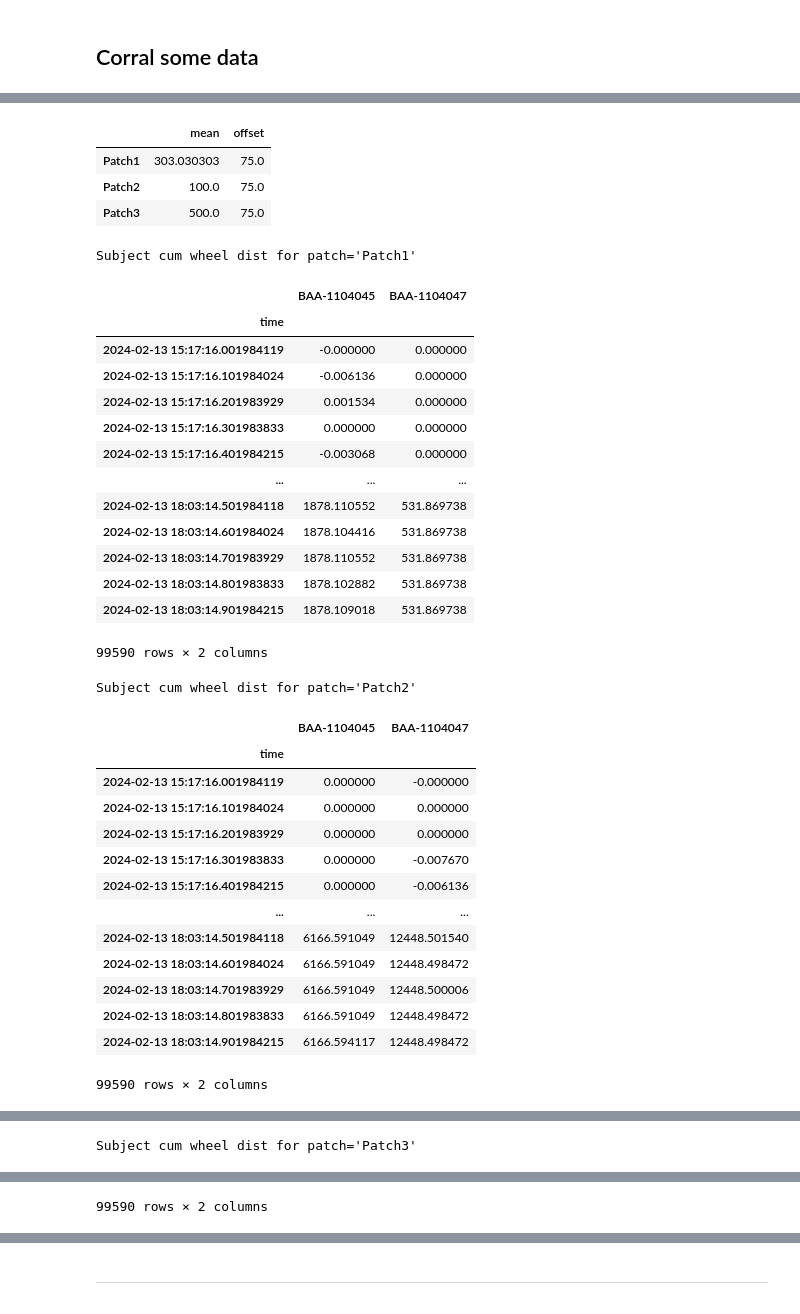
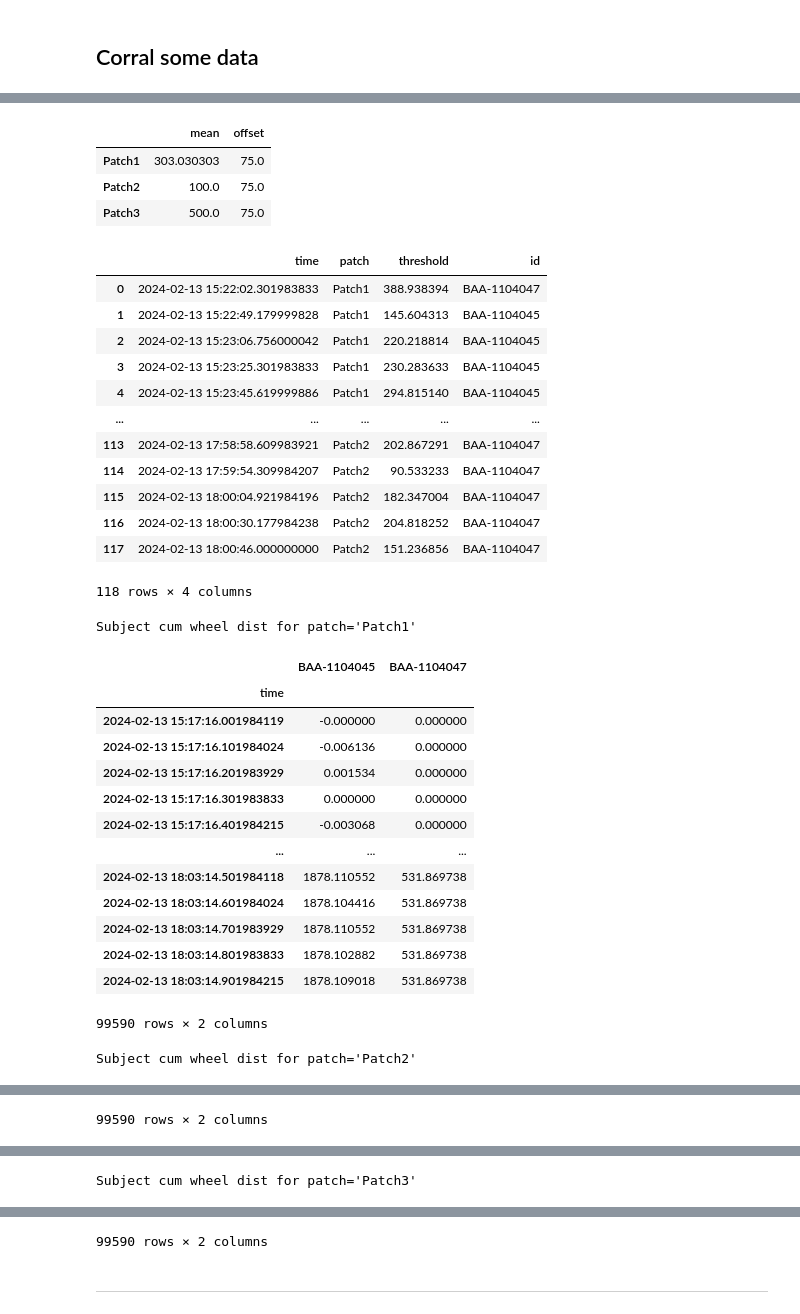
Before and after one commit to SainsburyWellcomeCentre/aeon_mecha, a Jupyter notebook: docs/examples/social02_block_analysis.ipynb, the cells around one changed output, grey strips where cells are left out. Saved outputs shown, nothing was run; the diff lists cells and outputs as text; code cells hidden in the pictures.

```diff
--- a/docs/examples/social02_block_analysis.ipynb
+++ b/docs/examples/social02_block_analysis.ipynb
@@ -314,7 +328,8 @@ for i, block in enumerate(blocks_df.itertuples()):
 # %%
 """Test individual block."""
 
-block = list(blocks_df.itertuples())[272]
+block_idx = 272
+block = list(blocks_df.itertuples())[block_idx]
 
 # Compute block duration
 blocks_df.at[block.Index, "block_duration"] = block.end - block.start
@@ -438,43 +453,50 @@ blocks_df.at[block.Index, "patch_info"] = patch_stats_df
 blocks_df.at[block.Index, "pellet_info"] = pellets_stats_df
 blocks_df.at[block.Index, "cum_wheel_dist"] = cum_wheel_dist_dm
 # %%
+block = list(blocks_df.itertuples())[block_idx]
+
 display(block.patch_info)
 
+
+display(block.pellet_info)
+
+
 for patch in patches:
+
     print(f"Subject cum wheel dist for {patch=}")
+
     display(block.cum_wheel_dist[patch])
 # %% [output]
 |  | mean | offset |
 | Patch1 | 303.030303 | 75.0 |
 | Patch2 | 100.0 | 75.0 |
 | Patch3 | 500.0 | 75.0 |
+|  | time | patch | threshold | id |
+| 0 | 2024-02-13 15:22:02.301983833 | Patch1 | 388.938394 | BAA-1104047 |
+| 1 | 2024-02-13 15:22:49.179999828 | Patch1 | 145.604313 | BAA-1104045 |
+| 2 | 2024-02-13 15:23:06.756000042 | Patch1 | 220.218814 | BAA-1104045 |
+| 3 | 2024-02-13 15:23:25.301983833 | Patch1 | 230.283633 | BAA-1104045 |
+| 4 | 2024-02-13 15:23:45.619999886 | Patch1 | 294.815140 | BAA-1104045 |
+| ... | ... | ... | ... | ... |
+| 113 | 2024-02-13 17:58:58.609983921 | Patch2 | 202.867291 | BAA-1104047 |
+| 114 | 2024-02-13 17:59:54.309984207 | Patch2 | 90.533233 | BAA-1104047 |
+| 115 | 2024-02-13 18:00:04.921984196 | Patch2 | 182.347004 | BAA-1104047 |
+| 116 | 2024-02-13 18:00:30.177984238 | Patch2 | 204.818252 | BAA-1104047 |
+| 117 | 2024-02-13 18:00:46.000000000 | Patch2 | 151.236856 | BAA-1104047 |
-Subject cum wheel dist for patch='Patch1'
+118 rows × 4 columns
-|  | BAA-1104045 | BAA-1104047 |
-| time |  |  |
-| 2024-02-13 15:17:16.001984119 | -0.000000 | 0.000000 |
-| 2024-02-13 15:17:16.101984024 | -0.006136 | 0.000000 |
-| 2024-02-13 15:17:16.201983929 | 0.001534 | 0.000000 |
-| 2024-02-13 15:17:16.301983833 | 0.000000 | 0.000000 |
-| 2024-02-13 15:17:16.401984215 | -0.003068 | 0.000000 |
-| ... | ... | ... |
-| 2024-02-13 18:03:14.501984118 | 1878.110552 | 531.869738 |
-| 2024-02-13 18:03:14.601984024 | 1878.104416 | 531.869738 |
-| 2024-02-13 18:03:14.701983929 | 1878.110552 | 531.869738 |
-| 2024-02-13 18:03:14.801983833 | 1878.102882 | 531.869738 |
-| 2024-02-13 18:03:14.901984215 | 1878.109018 | 531.869738 |
-99590 rows × 2 columns
+Subject cum wheel dist for patch='Patch1'
+|  | BAA-1104045 | BAA-1104047 |
+| time |  |  |
+| 2024-02-13 15:17:16.001984119 | -0.000000 | 0.000000 |
+| 2024-02-13 15:17:16.101984024 | -0.006136 | 0.000000 |
+| 2024-02-13 15:17:16.201983929 | 0.001534 | 0.000000 |
+| 2024-02-13 15:17:16.301983833 | 0.000000 | 0.000000 |
+| 2024-02-13 15:17:16.401984215 | -0.003068 | 0.000000 |
+| ... | ... | ... |
+| 2024-02-13 18:03:14.501984118 | 1878.110552 | 531.869738 |
+| 2024-02-13 18:03:14.601984024 | 1878.104416 | 531.869738 |
+| 2024-02-13 18:03:14.701983929 | 1878.110552 | 531.869738 |
+| 2024-02-13 18:03:14.801983833 | 1878.102882 | 531.869738 |
+| 2024-02-13 18:03:14.901984215 | 1878.109018 | 531.869738 |
-Subject cum wheel dist for patch='Patch2'
+99590 rows × 2 columns
-|  | BAA-1104045 | BAA-1104047 |
-| time |  |  |
-| 2024-02-13 15:17:16.001984119 | 0.000000 | -0.000000 |
-| 2024-02-13 15:17:16.101984024 | 0.000000 | 0.000000 |
-| 2024-02-13 15:17:16.201983929 | 0.000000 | 0.000000 |
-| 2024-02-13 15:17:16.301983833 | 0.000000 | -0.007670 |
-| 2024-02-13 15:17:16.401984215 | 0.000000 | -0.006136 |
-| ... | ... | ... |
-| 2024-02-13 18:03:14.501984118 | 6166.591049 | 12448.501540 |
-| 2024-02-13 18:03:14.601984024 | 6166.591049 | 12448.498472 |
-| 2024-02-13 18:03:14.701983929 | 6166.591049 | 12448.500006 |
-| 2024-02-13 18:03:14.801983833 | 6166.591049 | 12448.498472 |
-| 2024-02-13 18:03:14.901984215 | 6166.594117 | 12448.498472 |
-99590 rows × 2 columns
+Subject cum wheel dist for patch='Patch2'
@@ -481 +516 @@ Subject cum wheel dist for patch='Patch2'
-Subject cum wheel dist for patch='Patch3'
+99590 rows × 2 columns
@@ -495 +517 @@ Subject cum wheel dist for patch='Patch3'
-99590 rows × 2 columns
+Subject cum wheel dist for patch='Patch3'
@@ -496,3 +531,4 @@ Subject cum wheel dist for patch='Patch3'
+99590 rows × 2 columns
 # %% [markdown]
 ---
 # %%
```
Also changed, not shown: parts of 2 cells of this notebook.
